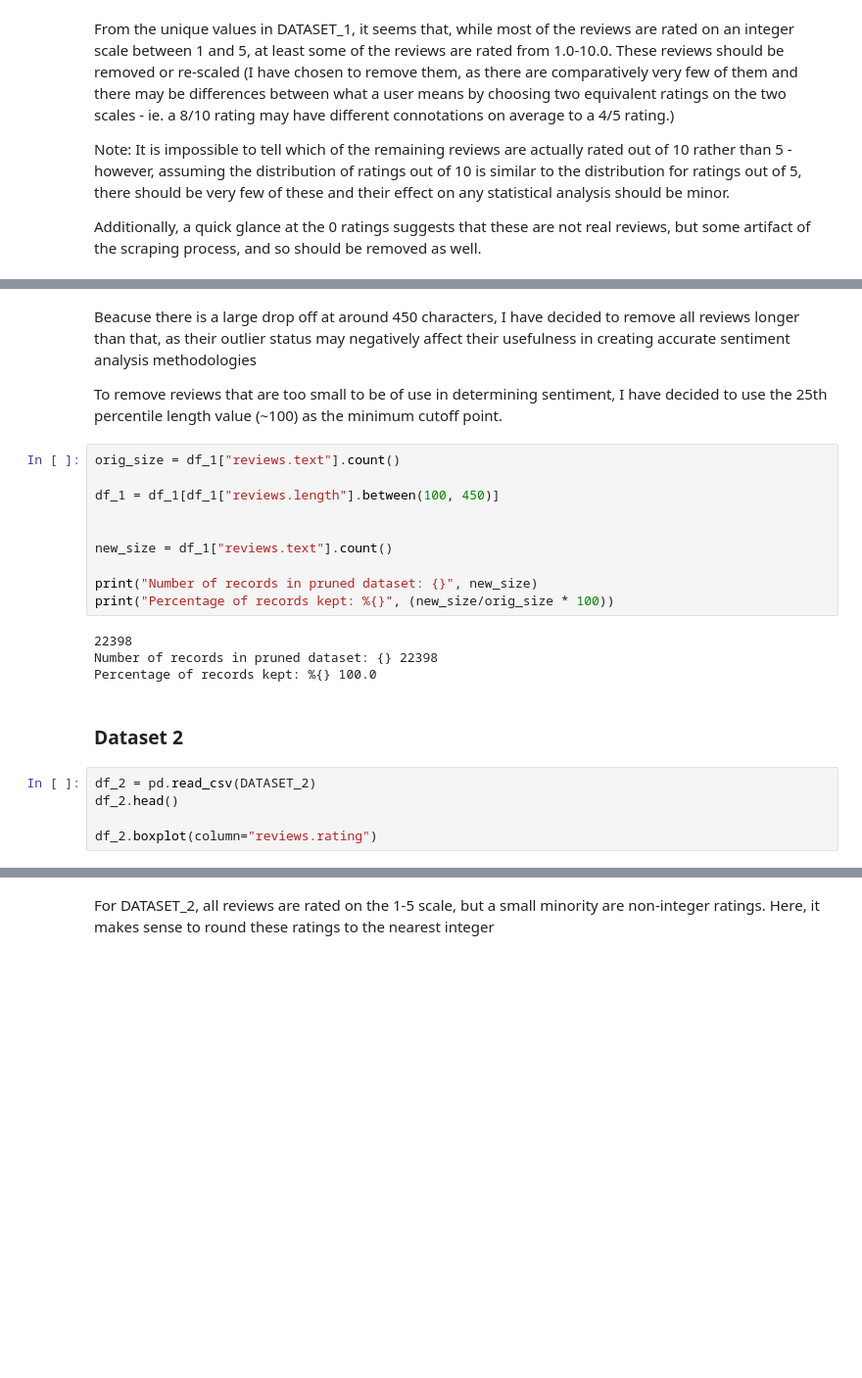
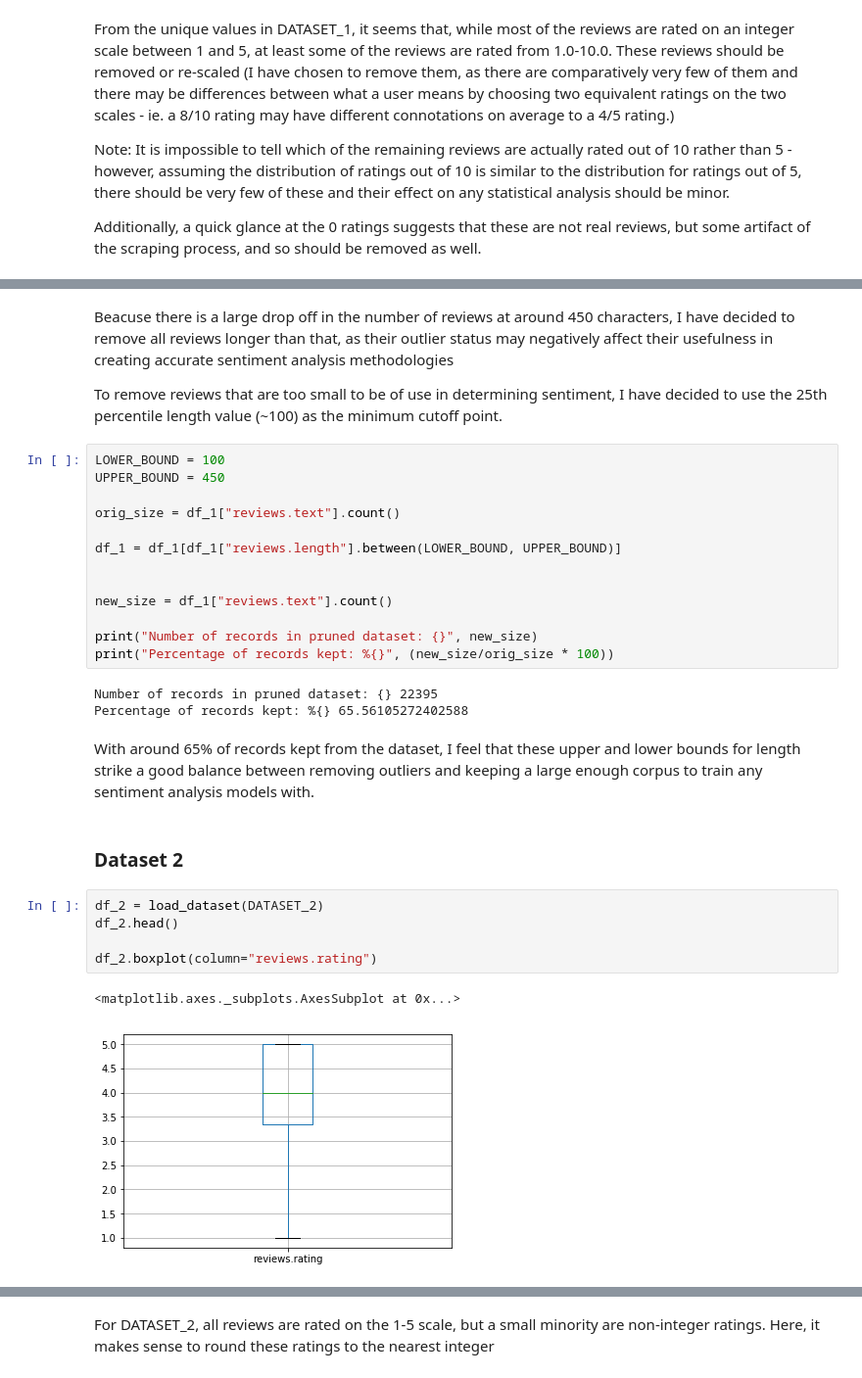
Before and after one commit to SJTButler/hotel-review-analysis, a Jupyter notebook: Hotel Review Analysis.ipynb, the cells around one changed output, grey strips where cells are left out. Shown at 98% size. Drawn from its saved outputs; the diff is of its cells as text; blank space fills up the shorter version.

```diff
--- a/Hotel Review Analysis.ipynb
+++ b/Hotel Review Analysis.ipynb
@@ -154,11 +211,14 @@ df_1.boxplot(column="reviews.length", by="reviews.rating")
 # %% [markdown]
-Beacuse there is a large drop off at around 450 characters, I have decided to remove all reviews longer than that, as their outlier status may negatively affect their usefulness in creating accurate sentiment analysis methodologies
+Beacuse there is a large drop off in the number of reviews at around 450 characters, I have decided to remove all reviews longer than that, as their outlier status may negatively affect their usefulness in creating accurate sentiment analysis methodologies
 
 To remove reviews that are too small to be of use in determining sentiment, I have decided to use the 25th percentile length value (~100) as the minimum cutoff point.
 # %%
+LOWER_BOUND = 100
+UPPER_BOUND = 450
+
 orig_size = df_1["reviews.text"].count()
 
-df_1 = df_1[df_1["reviews.length"].between(100, 450)]
+df_1 = df_1[df_1["reviews.length"].between(LOWER_BOUND, UPPER_BOUND)]
 
 
 new_size = df_1["reviews.text"].count()
@@ -166,15 +226,19 @@ new_size = df_1["reviews.text"].count()
 print("Number of records in pruned dataset: {}", new_size)
 print("Percentage of records kept: %{}", (new_size/orig_size * 100))
 # %% [output]
-22398
-Number of records in pruned dataset: {} 22398
-Percentage of records kept: %{} 100.0
+Number of records in pruned dataset: {} 22395
+Percentage of records kept: %{} 65.56105272402588
+# %% [markdown]
+With around 65% of records kept from the dataset, I feel that these upper and lower bounds for length strike a good balance between removing outliers and keeping a large enough corpus to train any sentiment analysis models with.
 # %% [markdown]
 ### Dataset 2
 # %%
-df_2 = pd.read_csv(DATASET_2)
+df_2 = load_dataset(DATASET_2)
 df_2.head()
 
 df_2.boxplot(column="reviews.rating")
+# %% [output]
+<matplotlib.axes._subplots.AxesSubplot at 0x...>
+[figure, added]
 # %%
 print(df_2["reviews.rating"].value_counts())
```
Also changed, not shown: parts of 41 cells of this notebook.
